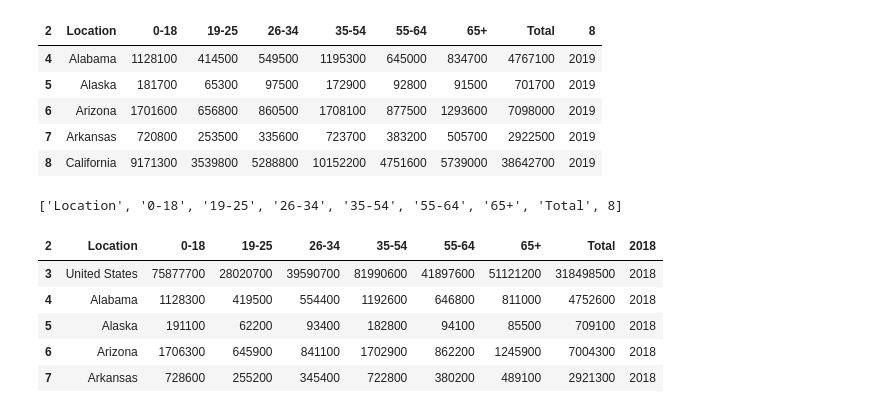
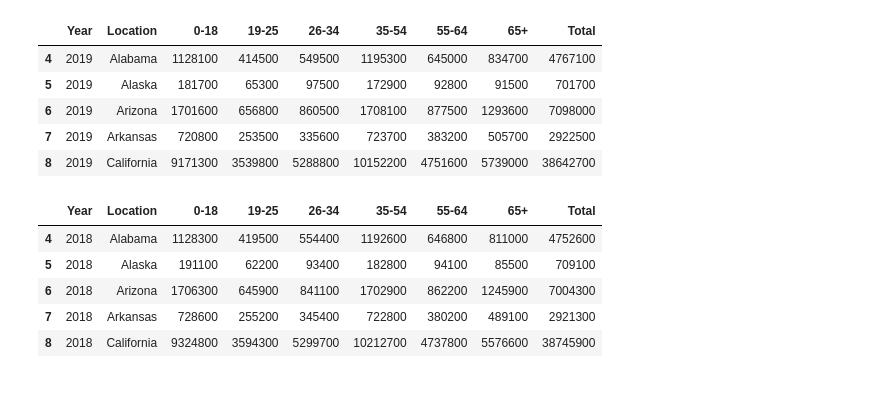
Before and after one commit to KFerr22/ETL_Project_1, a Jupyter notebook: pandas_etl.ipynb, the cells around one changed output. Drawn from its saved outputs; the diff is of its cells as text; code cells hidden in the pictures.

```diff
--- a/pandas_etl.ipynb
+++ b/pandas_etl.ipynb
@@ -35,51 +51,44 @@ filedate=2019
 pop_2019_df[8]=filedate
 
 # Rename and sort columns
-pop_2019_df.rename(columns ={"Children 0-18":"0-18",
-                            "Adults 19-25":"19-25",
-                            "Adults 26-34":"26-34",
-                            "Adults 35-54":"35-54",
-                            "Adults 55-64":"55-64",
-                            }, inplace = True)
+pop_2019_df.columns =["Location","0-18","19-25","26-34","35-54","55-64","65+","Total","Year"]
+pop_2019_df= pop_2019_df[["Year","Location","0-18","19-25","26-34","35-54","55-64","65+","Total"]]
 
 pop_2019_df.head()
 # %% [output]
-| 2 | Location | 0-18 | 19-25 | 26-34 | 35-54 | 55-64 | 65+ | Total | 8 |
-| 4 | Alabama | 1128100 | 414500 | 549500 | 1195300 | 645000 | 834700 | 4767100 | 2019 |
-| 5 | Alaska | 181700 | 65300 | 97500 | 172900 | 92800 | 91500 | 701700 | 2019 |
-| 6 | Arizona | 1701600 | 656800 | 860500 | 1708100 | 877500 | 1293600 | 7098000 | 2019 |
-| 7 | Arkansas | 720800 | 253500 | 335600 | 723700 | 383200 | 505700 | 2922500 | 2019 |
-| 8 | California | 9171300 | 3539800 | 5288800 | 10152200 | 4751600 | 5739000 | 38642700 | 2019 |
+|  | Year | Location | 0-18 | 19-25 | 26-34 | 35-54 | 55-64 | 65+ | Total |
+| 4 | 2019 | Alabama | 1128100 | 414500 | 549500 | 1195300 | 645000 | 834700 | 4767100 |
+| 5 | 2019 | Alaska | 181700 | 65300 | 97500 | 172900 | 92800 | 91500 | 701700 |
+| 6 | 2019 | Arizona | 1701600 | 656800 | 860500 | 1708100 | 877500 | 1293600 | 7098000 |
+| 7 | 2019 | Arkansas | 720800 | 253500 | 335600 | 723700 | 383200 | 505700 | 2922500 |
+| 8 | 2019 | California | 9171300 | 3539800 | 5288800 | 10152200 | 4751600 | 5739000 | 38642700 |
-# %%
-cols = list(pop_2019_df.columns.values)
-print(cols)
-# %% [output]
-['Location', '0-18', '19-25', '26-34', '35-54', '55-64', '65+', 'Total', 8]
 # %%
+# Read CSV file
 csv_file = "Resources/Population_data_2018.csv"
-filedate=2018
 pop_2018_df = pd.read_csv(csv_file, header=None);
-pop_2018_df[8]=filedate
+
+# Remove first 2 rows and make 3rd row header
 pop_2018_df = pop_2018_df.iloc[2:,:]
 new_header = pop_2018_df.iloc[0]
 pop_2018_df = pop_2018_df[1:]
 pop_2018_df.columns= new_header
 
-pop_2018_df.rename(columns ={"Children 0-18":"0-18",
-                            "Adults 19-25":"19-25",
-                            "Adults 26-34":"26-34",
-                            "Adults 35-54":"35-54",
-                            "Adults 55-64":"55-64",
-                            "2018":"Year",
-                            }, inplace = True)
+# Remove totals row
+pop_2018_df = pop_2018_df.iloc[1:,:]
 
+# New column for year of data
+filedate=2018
+pop_2018_df[8]=filedate
 
+# Rename and sort columns
+pop_2018_df.columns =["Location","0-18","19-25","26-34","35-54","55-64","65+","Total","Year"]
+pop_2018_df= pop_2018_df[["Year","Location","0-18","19-25","26-34","35-54","55-64","65+","Total"]]
 
 pop_2018_df.head()
 # %% [output]
-| 2 | Location | 0-18 | 19-25 | 26-34 | 35-54 | 55-64 | 65+ | Total | 2018 |
-| 3 | United States | 75877700 | 28020700 | 39590700 | 81990600 | 41897600 | 51121200 | 318498500 | 2018 |
-| 4 | Alabama | 1128300 | 419500 | 554400 | 1192600 | 646800 | 811000 | 4752600 | 2018 |
-| 5 | Alaska | 191100 | 62200 | 93400 | 182800 | 94100 | 85500 | 709100 | 2018 |
-| 6 | Arizona | 1706300 | 645900 | 841100 | 1702900 | 862200 | 1245900 | 7004300 | 2018 |
-| 7 | Arkansas | 728600 | 255200 | 345400 | 722800 | 380200 | 489100 | 2921300 | 2018 |
+|  | Year | Location | 0-18 | 19-25 | 26-34 | 35-54 | 55-64 | 65+ | Total |
+| 4 | 2018 | Alabama | 1128300 | 419500 | 554400 | 1192600 | 646800 | 811000 | 4752600 |
+| 5 | 2018 | Alaska | 191100 | 62200 | 93400 | 182800 | 94100 | 85500 | 709100 |
+| 6 | 2018 | Arizona | 1706300 | 645900 | 841100 | 1702900 | 862200 | 1245900 | 7004300 |
+| 7 | 2018 | Arkansas | 728600 | 255200 | 345400 | 722800 | 380200 | 489100 | 2921300 |
+| 8 | 2018 | California | 9324800 | 3594300 | 5299700 | 10212700 | 4737800 | 5576600 | 38745900 |
```
Also changed, not shown: parts of 25 cells of this notebook, 14 other files.
